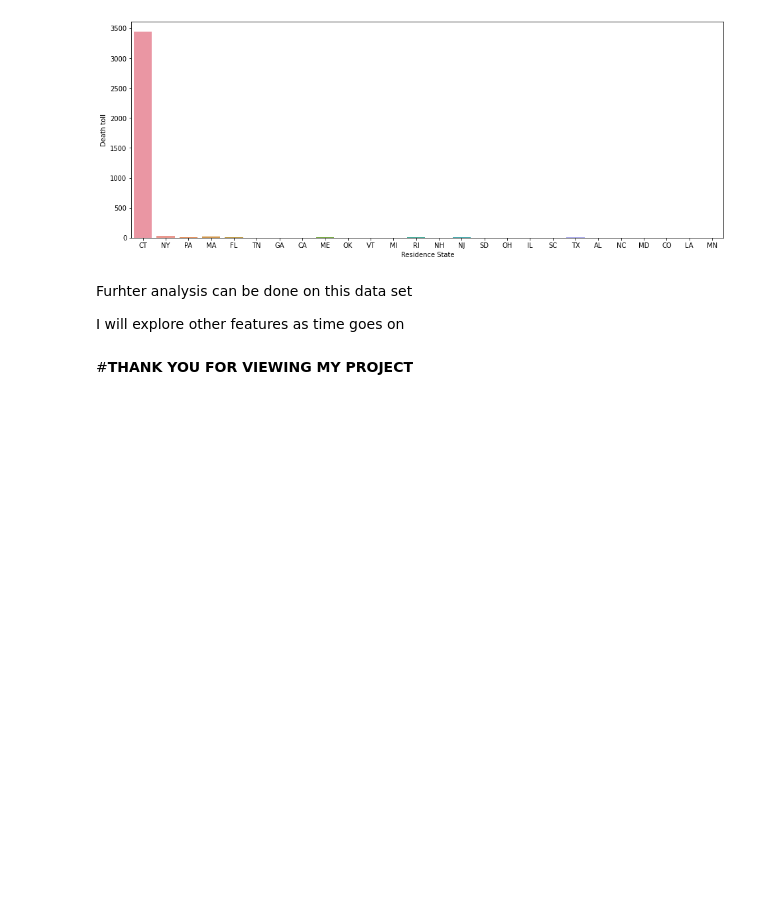
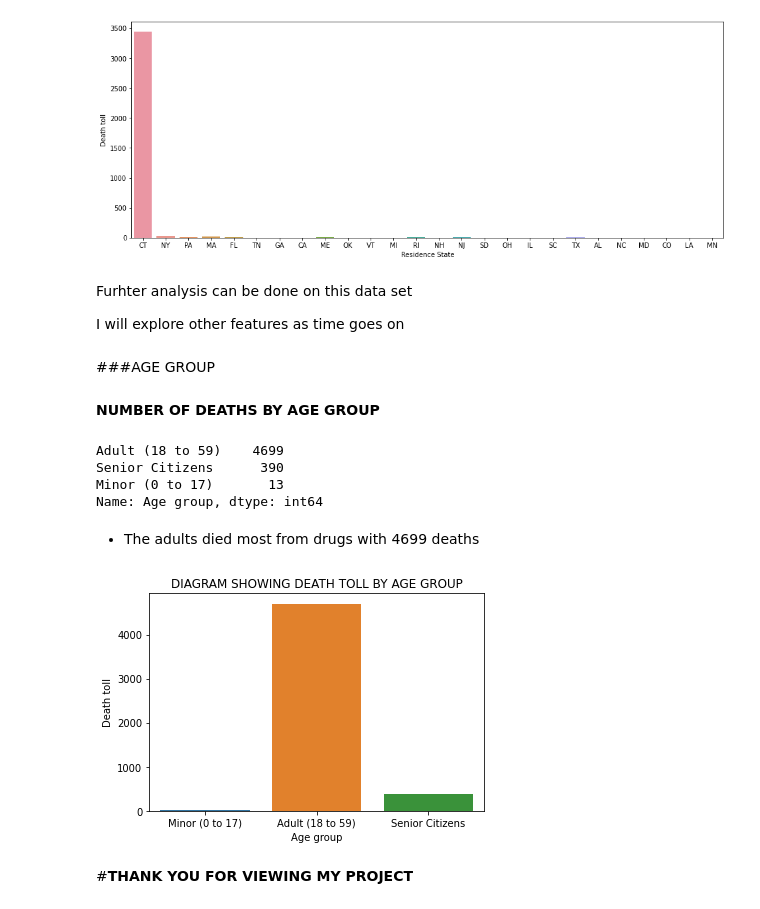
Before and after one commit to MikeDeecode/US-accidental--drugs-death-analysis, a Jupyter notebook: US_accidental_drugs_death.ipynb, the cells around one changed output. Drawn from its saved outputs; the diff is of its cells as text; code cells hidden in the pictures; blank space fills up the shorter version.

```diff
--- a/US_accidental_drugs_death.ipynb
+++ b/US_accidental_drugs_death.ipynb
@@ -303,5 +323,25 @@ plt.show()
 Furhter analysis can be done on this data set
 
 I will explore other features as time goes on
+# %% [markdown]
+###AGE GROUP
+# %% [markdown]
+**NUMBER OF DEATHS BY AGE GROUP**
+# %%
+drugs_death['Age group'].value_counts()
+# %% [output]
+Adult (18 to 59)    4699
+Senior Citizens      390
+Minor (0 to 17)       13
+Name: Age group, dtype: int64
+# %% [markdown]
+* The adults died most from drugs with 4699 deaths
+# %%
+sns.countplot('Age group', data = drugs_death)
+plt.title("DIAGRAM SHOWING DEATH TOLL BY AGE GROUP")
+plt.ylabel("Death toll")
+plt.show()
+# %% [output]
+[figure, added]
 # %% [markdown]
 #**THANK YOU FOR VIEWING MY PROJECT**
```
Also changed, not shown: parts of 8 cells of this notebook.
